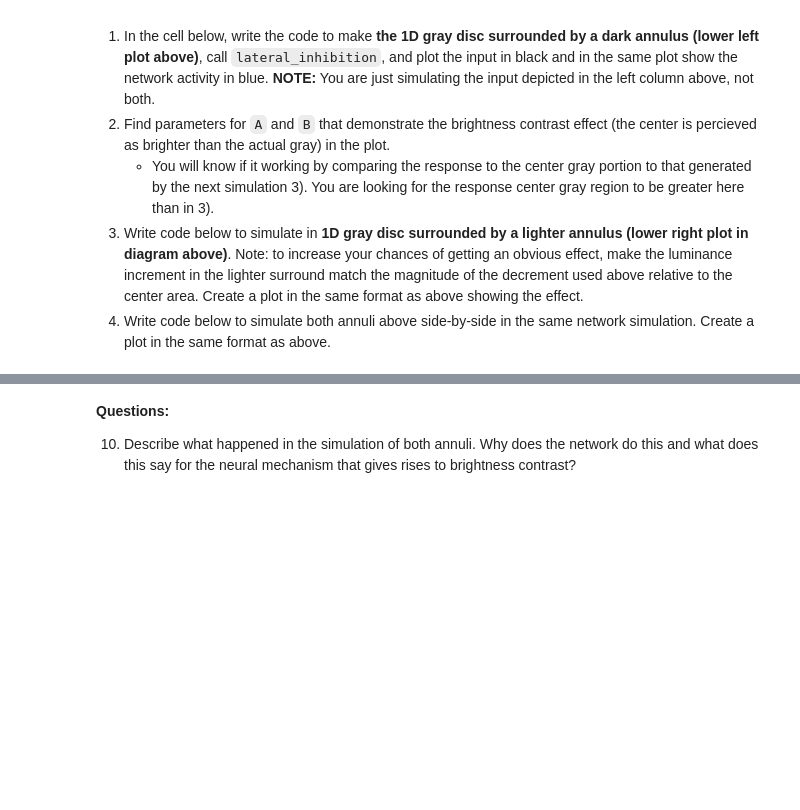
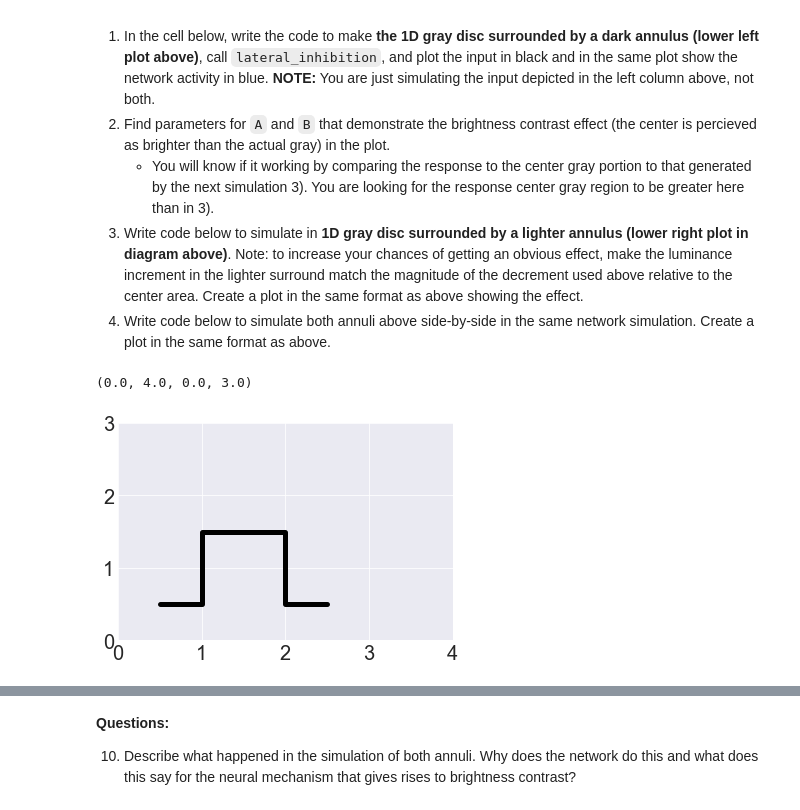
Before and after one commit to ejseal21/Computational-Neuroscience, a Jupyter notebook: Project3/CompNets.ipynb, the cells around one changed output, grey strips where cells are left out. Drawn from its saved outputs; the diff is of its cells as text; code cells hidden in the pictures; blank space fills up the shorter version.

Commit message:
answered a question and put Cole's plots in

```diff
--- a/Project3/CompNets.ipynb
+++ b/Project3/CompNets.ipynb
@@ -342,3 +308,9 @@ Here, you will reproduce the brightness contrast percept with a 1D network.
     - You will know if it working by comparing the response to the center gray portion to that generated by the next simulation 3). You are looking for the response center gray region to be greater here than in 3).
 3. Write code below to simulate in **1D gray disc surrounded by a lighter annulus (lower right plot in diagram above)**. Note: to increase your chances of getting an obvious effect, make the luminance increment in the lighter surround match the magnitude of the decrement used above relative to the center area. Create a plot in the same format as above showing the effect.
 4. Write code below to simulate both annuli above side-by-side in the same network simulation.  Create a plot in the same format as above.
+# %%
+plt.plot([.5,1,1,2,2,2.5], [.5,.5,1.5,1.5,.5,.5], c='black', lw="5")
+plt.axis([0,4,0,3])
+# %% [output]
+(0.0, 4.0, 0.0, 3.0)
+[figure, added]
```
Also changed, not shown: parts of 5 cells of this notebook, 1 other file.
